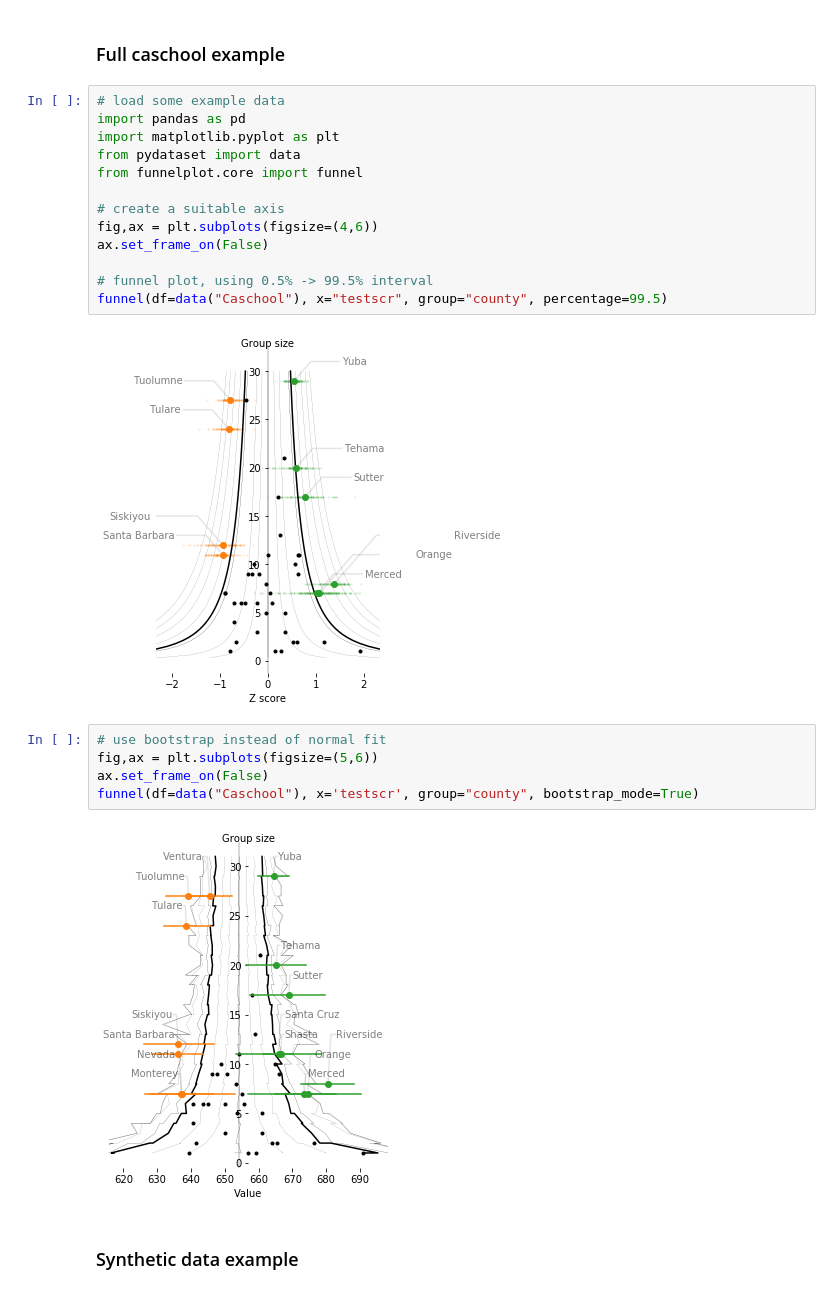
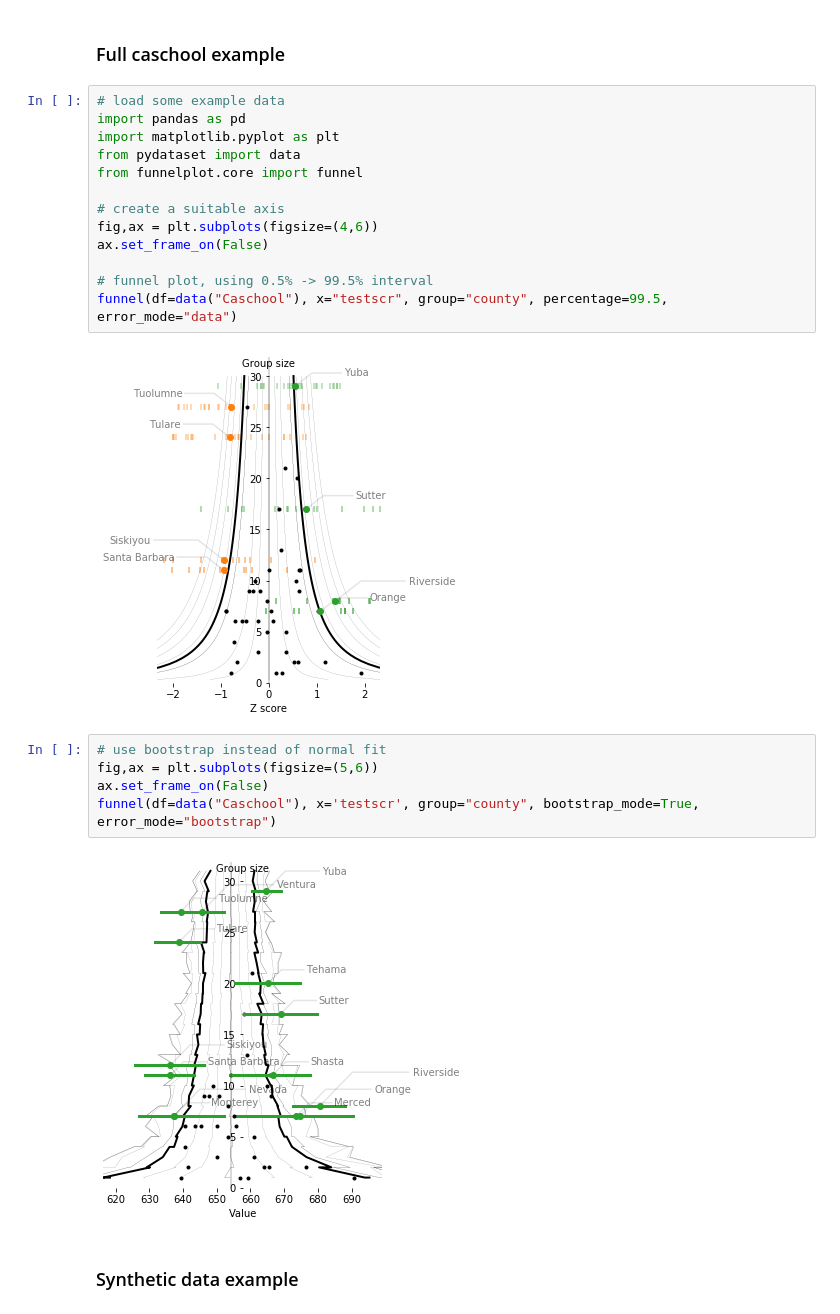
Before and after one commit to johnhw/funnelplot, a Jupyter notebook: index.ipynb, the cells around one changed output. Drawn from its saved outputs; the diff is of its cells as text.

Commit message:
Updated to change percentage range/add rugplot/errormode options

```diff
--- a/index.ipynb
+++ b/index.ipynb
@@ -31,25 +31,25 @@ Data of test performance for California schools from [`pydataset/Caschool`](http
 # %%
 # load some example data
 import pandas as pd
 import matplotlib.pyplot as plt
 from pydataset import data
 from funnelplot.core import funnel
 
 # create a suitable axis
 fig,ax = plt.subplots(figsize=(4,6))
 ax.set_frame_on(False)
 
 # funnel plot, using 0.5% -> 99.5% interval
-funnel(df=data("Caschool"), x="testscr", group="county", percentage=99.5)
+funnel(df=data("Caschool"), x="testscr", group="county", percentage=99.5, error_mode="data")
 # %% [output]
-[figure, old version]
+[figure, new version]
 # %%
 # use bootstrap instead of normal fit
 fig,ax = plt.subplots(figsize=(5,6))
 ax.set_frame_on(False)
-funnel(df=data("Caschool"), x='testscr', group="county", bootstrap_mode=True)
+funnel(df=data("Caschool"), x='testscr', group="county", bootstrap_mode=True, error_mode="bootstrap")
 # %% [output]
-[figure, old version]
+[figure, new version]
 # %% [markdown]
 ### Synthetic data example
 # %%
```
Also changed, not shown: parts of 4 cells of this notebook, 12 other files.
